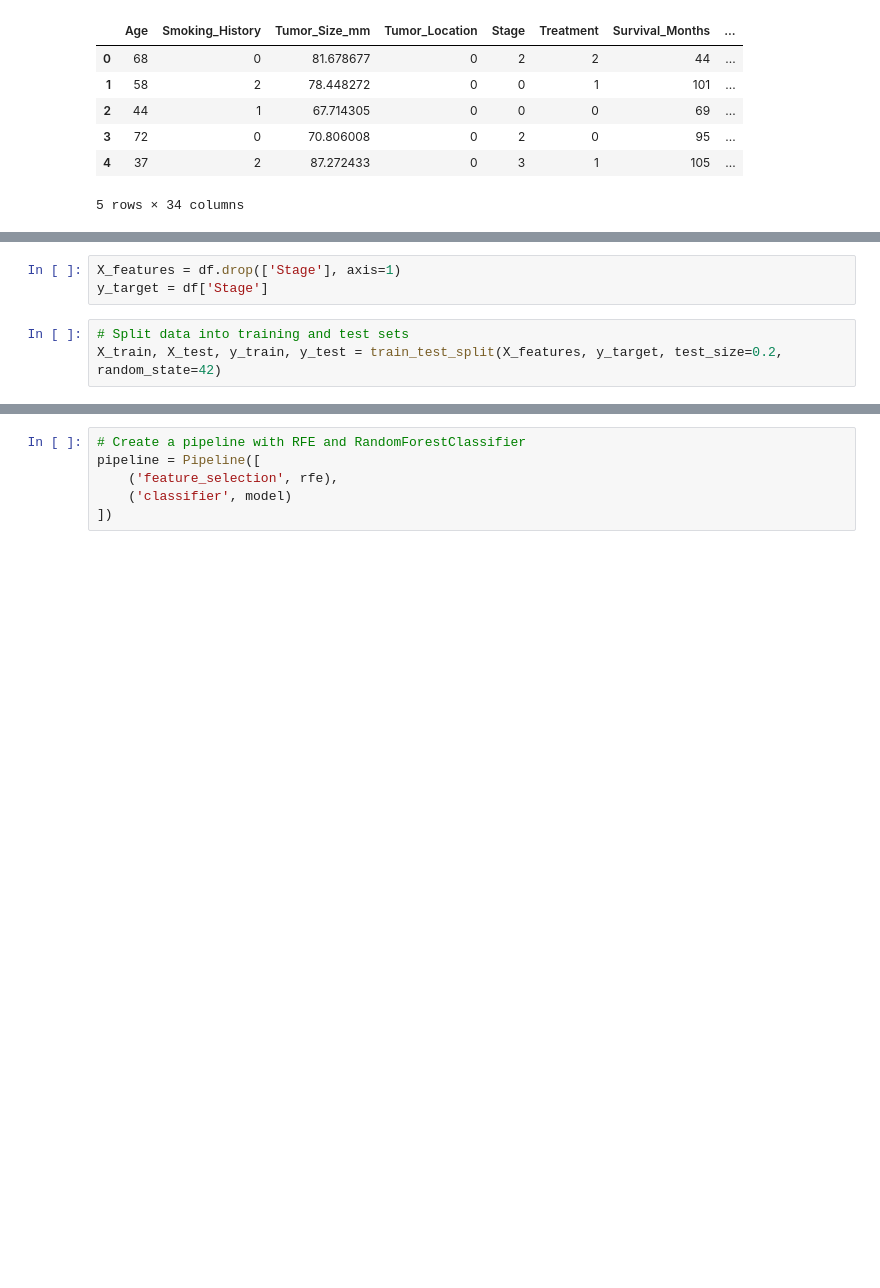
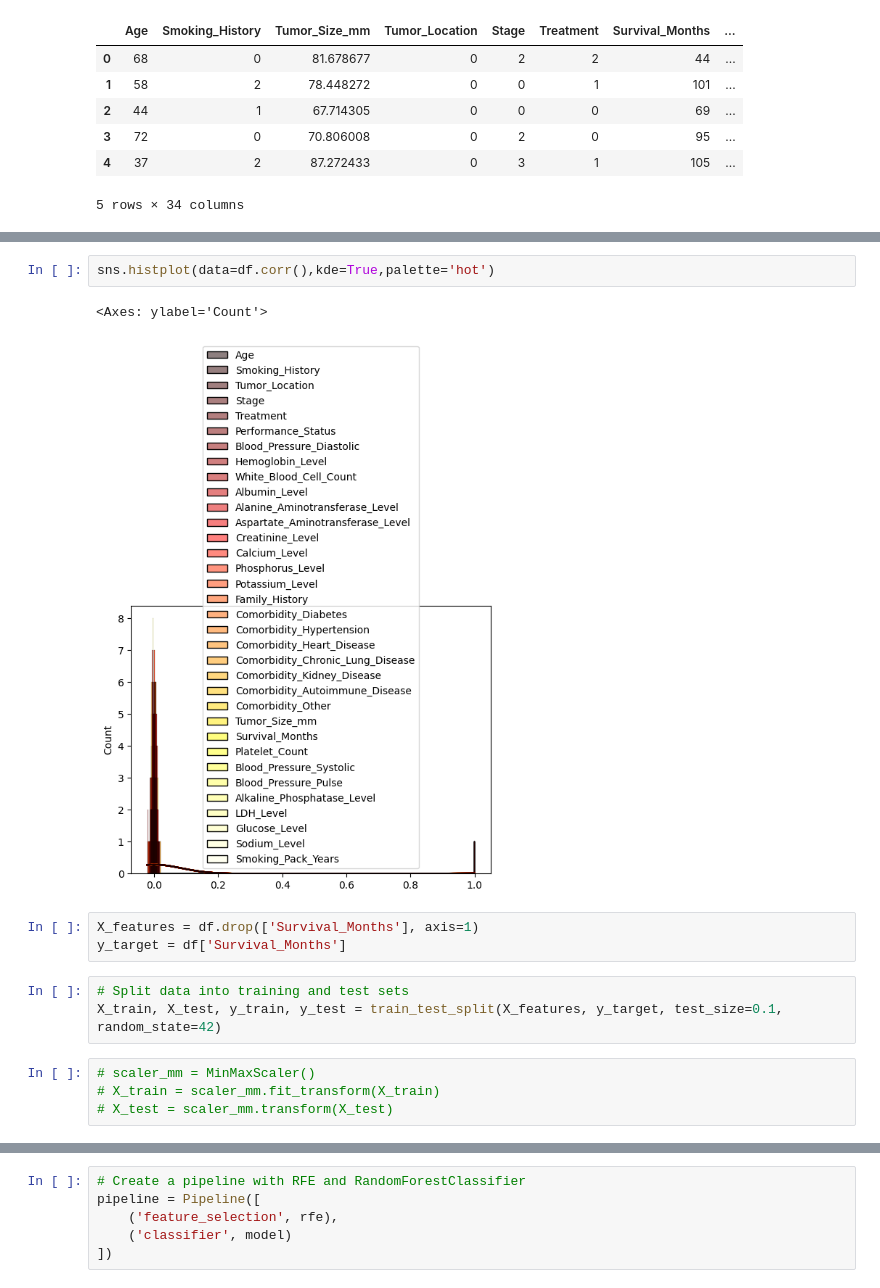
Before and after one commit to ChiefBibek/Lung-Cancer-Prediction, a Jupyter notebook: lung_cancer_prediction.ipynb, the cells around one changed output, grey strips where cells are left out. Drawn from its saved outputs; the diff is of its cells as text; blank space fills up the shorter version.

```diff
--- a/lung_cancer_prediction.ipynb
+++ b/lung_cancer_prediction.ipynb
@@ -59,6 +297,15 @@ df.head()
+# %%
+sns.histplot(data=df.corr(),kde=True,palette='hot')
+# %% [output]
+<Axes: ylabel='Count'>
+[figure, added]
 # %%
-X_features = df.drop(['Stage'], axis=1)
-y_target = df['Stage']
+X_features = df.drop(['Survival_Months'], axis=1)
+y_target = df['Survival_Months']
 # %%
 # Split data into training and test sets
-X_train, X_test, y_train, y_test = train_test_split(X_features, y_target, test_size=0.2, random_state=42)
+X_train, X_test, y_train, y_test = train_test_split(X_features, y_target, test_size=0.1, random_state=42)
+# %%
+# scaler_mm = MinMaxScaler()
+# X_train = scaler_mm.fit_transform(X_train)
+# X_test = scaler_mm.transform(X_test)
```
Also changed, not shown: parts of 29 cells of this notebook.
